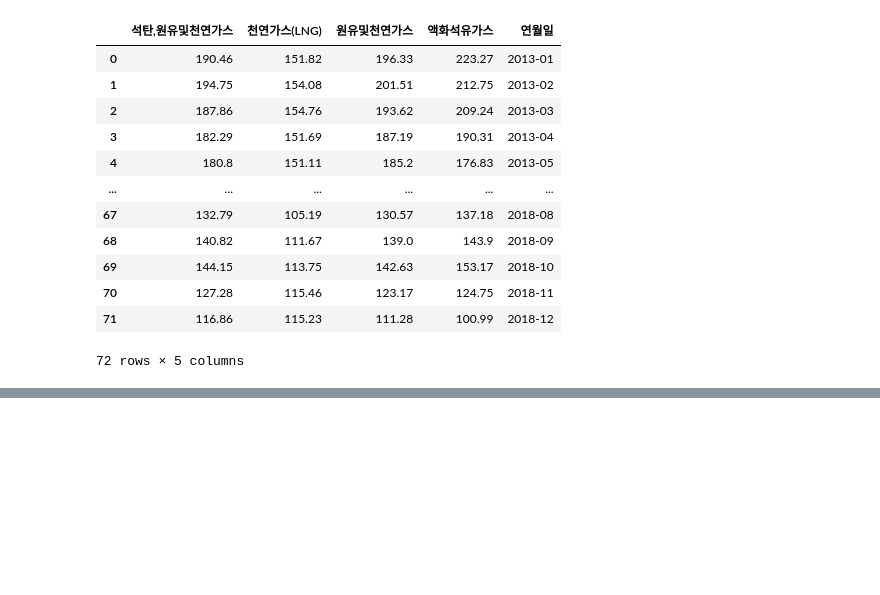
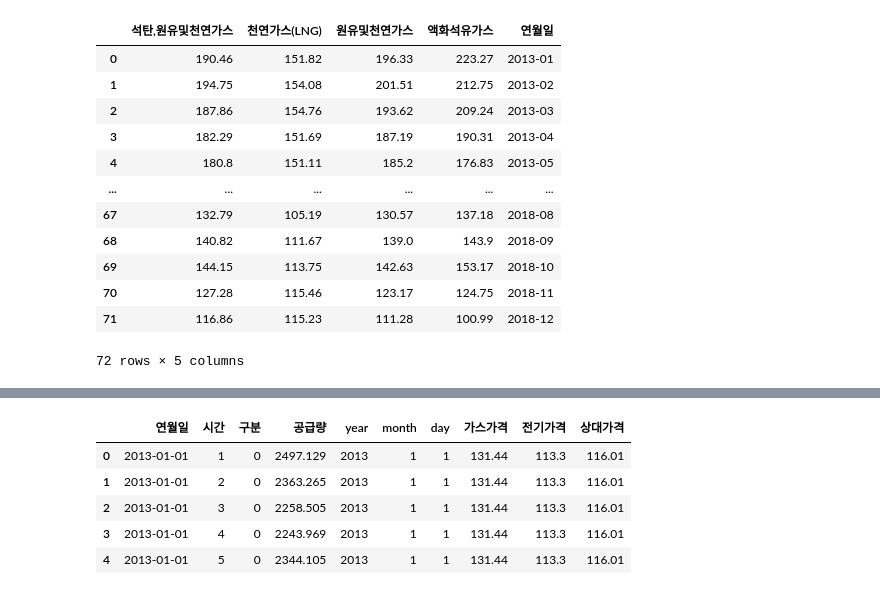
Before and after one commit to heehminh/BDP-Project, a Jupyter notebook: spark_preprocessing.ipynb, the cells around one changed output, grey strips where cells are left out. Cells and saved outputs as stored; diff of their text form; code cells hidden in the pictures; blank space fills up the shorter version.

```diff
--- a/spark_preprocessing.ipynb
+++ b/spark_preprocessing.ipynb
@@ -41,18 +41,18 @@ for i, row_iterator in enumerate(main.select("구분").distinct().collect()):
     new[i] = row_iterator["구분"]
 # %%
 import pandas as pd
-main = pd.read_csv("C://Users//iam_o//BDP-Project//gas_data//main.csv", encoding="cp949")
-oil = pd.read_csv("C://Users//iam_o//BDP-Project//gas_data//oil.csv", encoding="cp949")
-electricity = pd.read_csv("C://Users//iam_o//BDP-Project//gas_data//electricity.csv", encoding="cp949")
-import_index = pd.read_csv("C://Users//iam_o//BDP-Project//gas_data//import_index.csv", encoding="cp949")
-lng = pd.read_csv("C://Users//iam_o//BDP-Project//gas_data//lng.csv", encoding="cp949")
-introduction = pd.read_csv("C://Users//iam_o//BDP-Project//gas_data//introduction.csv", encoding="utf-8")
-temp2013 = pd.read_csv("C://Users//iam_o//BDP-Project//gas_data//temp2013.csv", encoding="cp949")
-temp2014 = pd.read_csv("C://Users//iam_o//BDP-Project//gas_data//temp2014.csv", encoding="cp949")
-temp2015 = pd.read_csv("C://Users//iam_o//BDP-Project//gas_data//temp2015.csv", encoding="cp949")
-temp2016 = pd.read_csv("C://Users//iam_o//BDP-Project//gas_data//temp2016.csv", encoding="cp949")
-temp2017 = pd.read_csv("C://Users//iam_o//BDP-Project//gas_data//temp2017.csv", encoding="cp949")
-temp2018 = pd.read_csv("C://Users//iam_o//BDP-Project//gas_data//temp2018.csv", encoding="cp949")
+main = pd.read_csv("C://Users//USER//BDP-Project//BDP-Project//gas_data//main.csv", encoding="cp949")
+oil = pd.read_csv("C://Users//USER//BDP-Project//BDP-Project//gas_data//oil.csv", encoding="cp949")
+electricity = pd.read_csv("C://Users//USER//BDP-Project//BDP-Project//gas_data//electricity.csv", encoding="cp949")
+import_index = pd.read_csv("C://Users//USER//BDP-Project//BDP-Project//gas_data//import_index.csv", encoding="cp949")
+lng = pd.read_csv("C://Users//USER//BDP-Project//BDP-Project//gas_data//lng.csv", encoding="cp949")
+introduction = pd.read_csv("C://Users//USER//BDP-Project//BDP-Project//gas_data//introduction.csv", encoding="utf-8")
+temp2013 = pd.read_csv("C://Users//USER//BDP-Project//BDP-Project//gas_data//temp2013.csv", encoding="cp949")
+temp2014 = pd.read_csv("C://Users//USER//BDP-Project//BDP-Project//gas_data//temp2014.csv", encoding="cp949")
+temp2015 = pd.read_csv("C://Users//USER//BDP-Project//BDP-Project//gas_data//temp2015.csv", encoding="cp949")
+temp2016 = pd.read_csv("C://Users//USER//BDP-Project//BDP-Project//gas_data//temp2016.csv", encoding="cp949")
+temp2017 = pd.read_csv("C://Users//USER//BDP-Project//BDP-Project//gas_data//temp2017.csv", encoding="cp949")
+temp2018 = pd.read_csv("C://Users//USER//BDP-Project//BDP-Project//gas_data//temp2018.csv", encoding="cp949")
 # %%
 main['구분'].unique()
 # %% [output]
@@ -364,0 +367,9 @@ main_join = spark.createDataFrame(main_join)
+# %%
+electricity.head(5)
+# %% [output]
+|  | 연월일 | 시간 | 구분 | 공급량 | year | month | day | 가스가격 | 전기가격 | 상대가격 |
+| 0 | 2013-01-01 | 1 | 0 | 2497.129 | 2013 | 1 | 1 | 131.44 | 113.3 | 116.01 |
+| 1 | 2013-01-01 | 2 | 0 | 2363.265 | 2013 | 1 | 1 | 131.44 | 113.3 | 116.01 |
+| 2 | 2013-01-01 | 3 | 0 | 2258.505 | 2013 | 1 | 1 | 131.44 | 113.3 | 116.01 |
+| 3 | 2013-01-01 | 4 | 0 | 2243.969 | 2013 | 1 | 1 | 131.44 | 113.3 | 116.01 |
+| 4 | 2013-01-01 | 5 | 0 | 2344.105 | 2013 | 1 | 1 | 131.44 | 113.3 | 116.01 |
```
Also changed, not shown: parts of 40 cells of this notebook, 1 other file.
